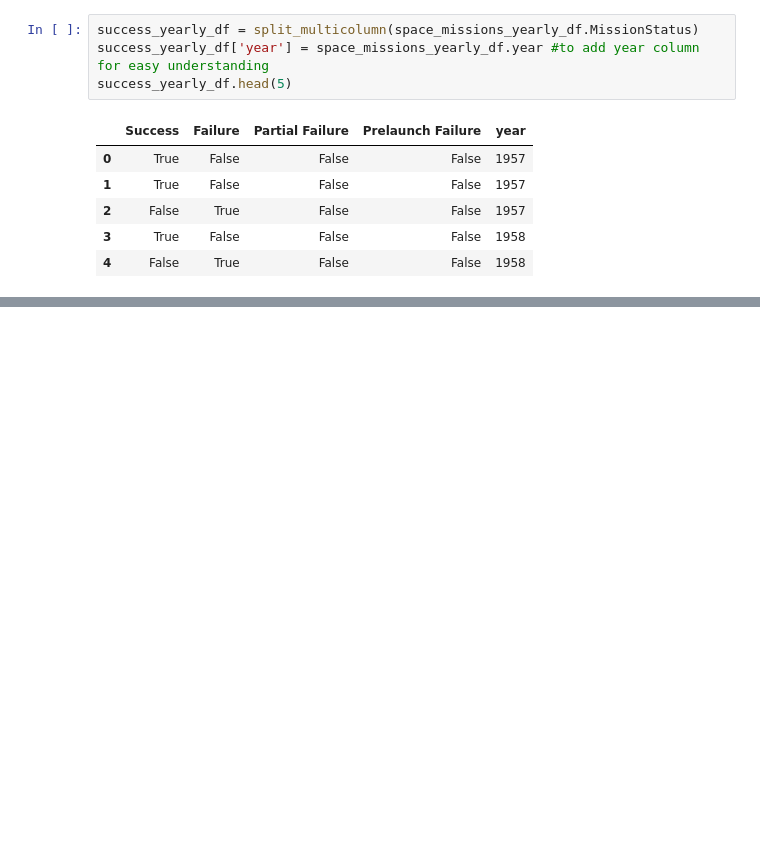
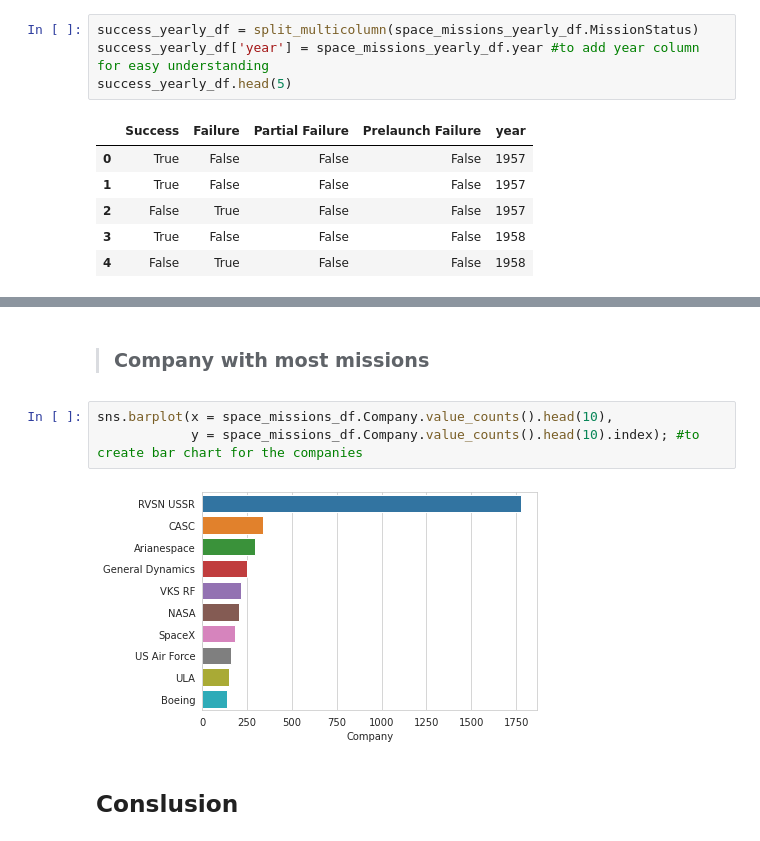
Before and after one commit to Jappreet-Singh/Jappreet-Singh, a Jupyter notebook: space-missions.ipynb, the cells around one changed output, grey strips where cells are left out. Saved outputs shown, nothing was run; the diff lists cells and outputs as text; blank space fills up the shorter version.

```diff
--- a/space-missions.ipynb
+++ b/space-missions.ipynb
@@ -330,0 +327,9 @@ Name: Rocket, Length: 370, dtype: int64
+# %% [markdown]
+>### Company with most missions
+# %%
+sns.barplot(x = space_missions_df.Company.value_counts().head(10),
+            y = space_missions_df.Company.value_counts().head(10).index); #to create bar chart for the companies
+# %% [output]
+[figure, added]
+# %% [markdown]
+## Conslusion
```
Also changed, not shown: parts of 24 cells of this notebook.
